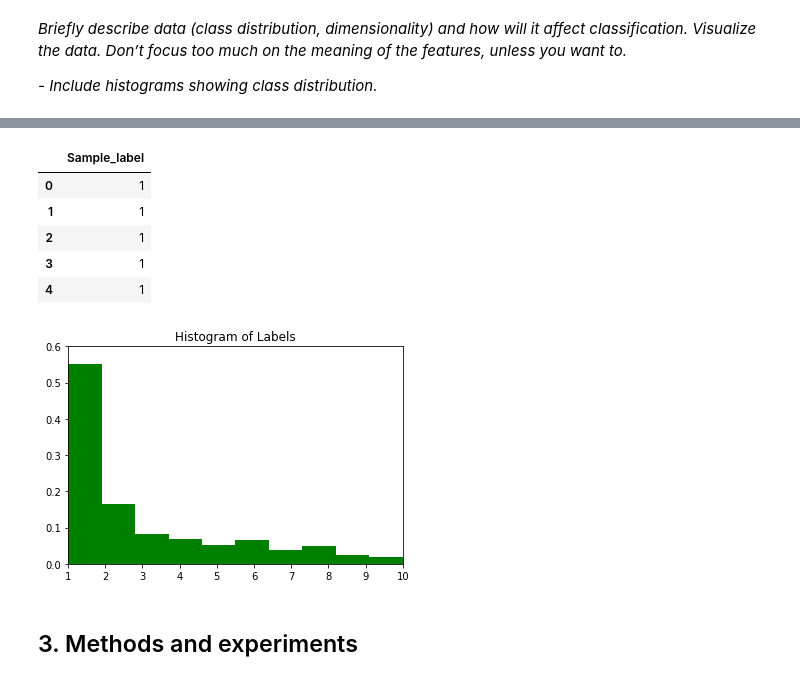
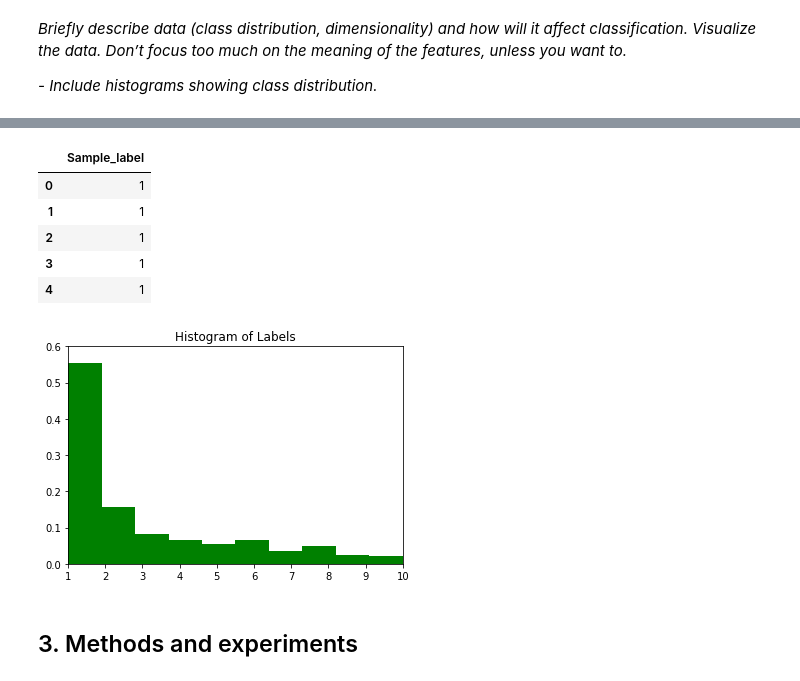
Before and after one commit to sjogres1/MLBP-DAP, a Jupyter notebook: MLBP2018 Project Report Template.ipynb, the cells around one changed output, grey strips where cells are left out. Drawn from its saved outputs; the diff is of its cells as text; code cells hidden in the pictures.

```diff
--- a/MLBP2018 Project Report Template.ipynb
+++ b/MLBP2018 Project Report Template.ipynb
@@ -128,35 +130,35 @@ y1 = labels[168:216]
 y1 = labels[216:264]
 
 plt.figure(1)
 plt.scatter(rhytm_fe, y1, color="k")
 
 plt.scatter(chroma_fe, y2, color="b")
 
 plt.scatter(mfcc_fe, y3, color="y")
 plt.show()
 """
 
 # Display histogram data of labels (different kind of songs)
 
-n, bins, patches = plt.hist(labels, 10, density=1, facecolor='g')
+n, bins, patches = plt.hist(all_labels, 10, density=1, facecolor='g')
 plt.title('Histogram of Labels')
 
 plt.axis([1, 10, 0, 0.6])
 plt.show()
 # %% [output]
 |  | rhythm0 | rhythm1 | rhythm2 | rhythm3 | rhythm4 | rhythm5 | rhythm6 | rhythm7 | rhythm8 | rhythm9 | rhythm10 | ... |
 | 0 | 1040.7 | 2315.6 | 2839.1 | 2552.2 | 2290.4 | 1913.8 | 2152.6 | 1930.3 | 2079.3 | 1706.7 | 1953.4 | ... |
 | 1 | 2309.4 | 4780.4 | 4055.7 | 3120.5 | 1979.9 | 2343.6 | 2634.2 | 3208.5 | 3078.0 | 3374.7 | 2618.4 | ... |
 | 2 | 2331.9 | 4607.0 | 4732.3 | 5007.0 | 3164.9 | 3171.9 | 2915.7 | 3282.3 | 2400.0 | 1895.2 | 1954.2 | ... |
 | 3 | 3350.9 | 6274.4 | 5037.0 | 4609.7 | 3438.8 | 3925.8 | 3746.4 | 3539.4 | 3053.7 | 3075.4 | 3447.6 | ... |
 | 4 | 2017.6 | 3351.8 | 2924.9 | 2726.3 | 1979.9 | 1930.9 | 2083.4 | 1889.2 | 1695.4 | 1911.7 | 2213.0 | ... |
 |  | Sample_label |
 | 0 | 1 |
 | 1 | 1 |
 | 2 | 1 |
 | 3 | 1 |
 | 4 | 1 |
-[figure, old version]
+[figure, new version]
 # %%
 #Analysis of the input data
 # ...
```
Also changed, not shown: parts of 8 cells of this notebook, 2 other files.
